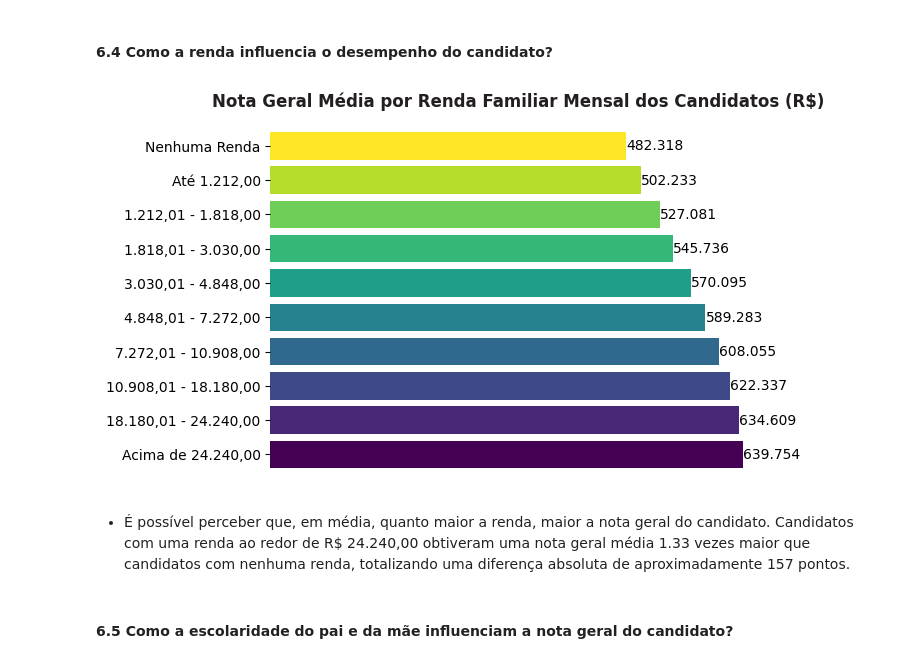
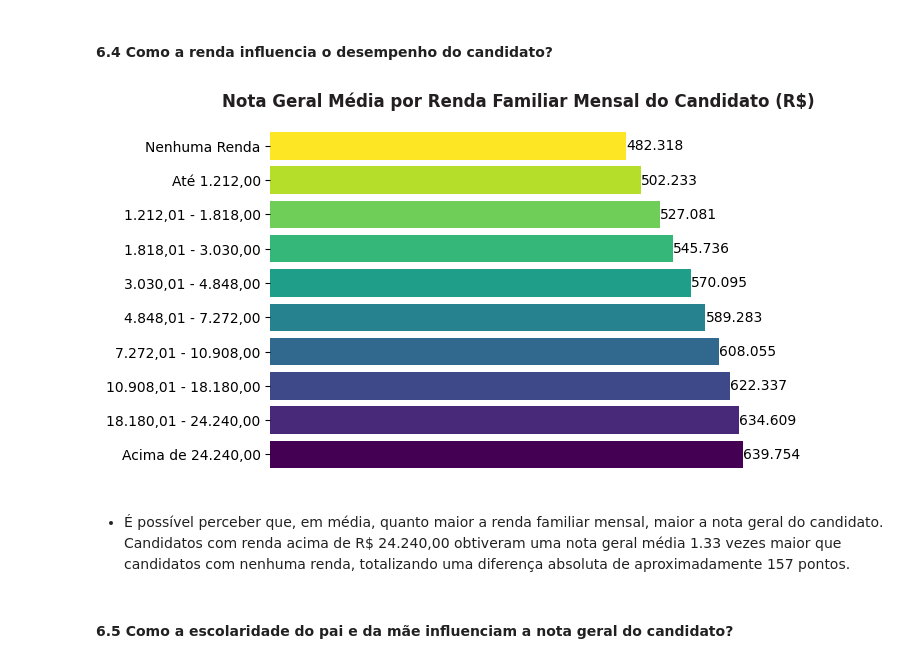
Before and after one commit to allmeidaapedro/Enem-Analysis, a Jupyter notebook: eda.ipynb, the cells around one changed output. Drawn from its saved outputs; the diff is of its cells as text; code cells hidden in the pictures.

```diff
--- a/eda.ipynb
+++ b/eda.ipynb
@@ -1050,28 +1052,28 @@ plt.show()
 # %%
 # Grouping the data by income.
 income_grade = df.groupby(['renda_familiar_mensal'])[['nota_media']].mean().reset_index()
 income_grade['income_unique'] = income_grade['renda_familiar_mensal'].apply(lambda x: x[-9:].replace('.', '').replace(',', '') if x != 'Nenhuma Renda' else '0').astype('int')
 income_grade = income_grade.sort_values(by=['income_unique', 'renda_familiar_mensal'], ascending=[True, False]).reset_index(drop=True)
 
 # Plotting and customizing.
 colors = plt.cm.viridis(np.linspace(0, 1, len(income_grade)))[::-1]
 
 fig, ax = plt.subplots()
 
 bars = ax.barh(y=income_grade['renda_familiar_mensal'], width=income_grade['nota_media'], color=colors)
 ax.bar_label(bars)
-ax.set_title('Nota Geral Média por Renda Familiar Mensal dos Candidatos (R$)', color=CINZA1, fontweight='bold')
+ax.set_title('Nota Geral Média por Renda Familiar Mensal do Candidato (R$)', color=CINZA1, fontweight='bold')
 ax.set_yticks(ticks=range(10), labels=['Nenhuma Renda', 'Até 1.212,00', '1.212,01 - 1.818,00', '1.818,01 - 3.030,00', '3.030,01 - 4.848,00', '4.848,01 - 7.272,00', '7.272,01 - 10.908,00', '10.908,01 - 18.180,00', '18.180,01 - 24.240,00', 'Acima de 24.240,00'])
 ax.spines['top'].set_visible(False)
 ax.spines['right'].set_visible(False)
 ax.spines['bottom'].set_visible(False)
 ax.spines['left'].set_visible(False)
 ax.get_xaxis().set_visible(False)
 ax.invert_yaxis()
 # %% [output]
-[figure, old version]
+[figure, new version]
 # %% [markdown]
-- É possível perceber que, em média, quanto maior a renda, maior a nota geral do candidato. Candidatos com uma renda ao redor de R$ 24.240,00 obtiveram uma nota geral média 1.33 vezes maior que candidatos com nenhuma renda, totalizando uma diferença absoluta de aproximadamente 157 pontos.
+- É possível perceber que, em média, quanto maior a renda familiar mensal, maior a nota geral do candidato. Candidatos com renda acima de R$ 24.240,00 obtiveram uma nota geral média 1.33 vezes maior que candidatos com nenhuma renda, totalizando uma diferença absoluta de aproximadamente 157 pontos.
 # %% [markdown]
 #### 6.5 Como a escolaridade do pai e da mãe influenciam a nota geral do candidato?
 # %%
```
Also changed, not shown: parts of 10 cells of this notebook.
